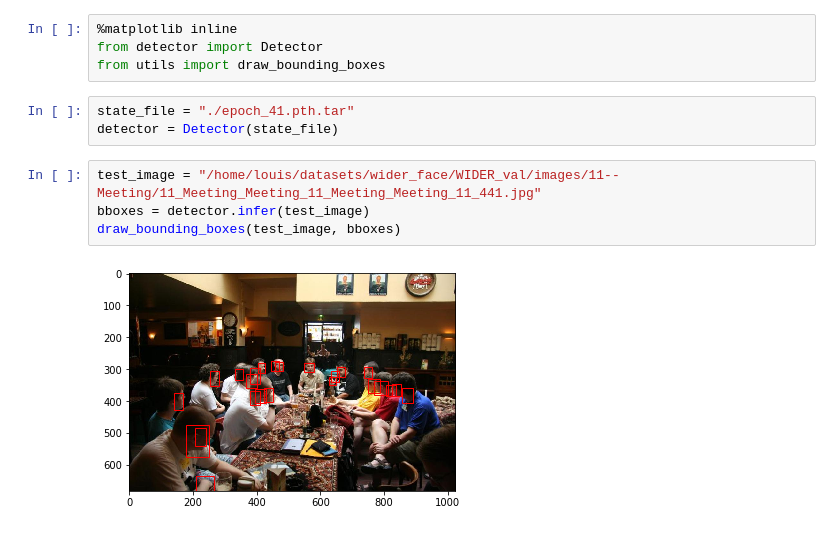
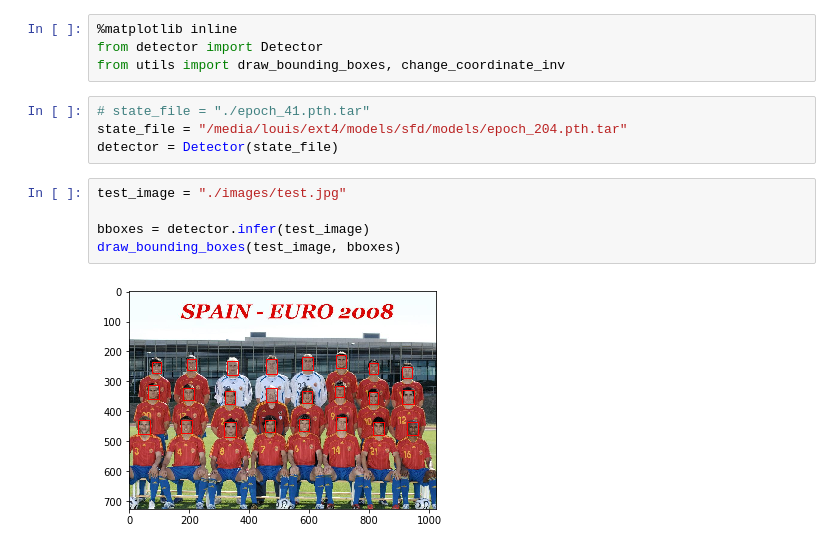
Before and after one commit to louis-she/sfd.pytorch, a Jupyter notebook: inference.ipynb, the cells around one changed output. Saved outputs shown, nothing was run; the diff lists cells and outputs as text.

```diff
--- a/inference.ipynb
+++ b/inference.ipynb
@@ -1,13 +1,15 @@
 # %%
 %matplotlib inline
 from detector import Detector
-from utils import draw_bounding_boxes
+from utils import draw_bounding_boxes, change_coordinate_inv
 # %%
-state_file = "./epoch_41.pth.tar"
+# state_file = "./epoch_41.pth.tar"
+state_file = "/media/louis/ext4/models/sfd/models/epoch_204.pth.tar"
 detector = Detector(state_file)
 # %%
-test_image = "/home/louis/datasets/wider_face/WIDER_val/images/11--Meeting/11_Meeting_Meeting_11_Meeting_Meeting_11_441.jpg"
+test_image = "./images/test.jpg"
+
 bboxes = detector.infer(test_image)
 draw_bounding_boxes(test_image, bboxes)
 # %% [output]
-[figure, old version]
+[figure, new version]
```
Also changed, not shown: 2 other files.
